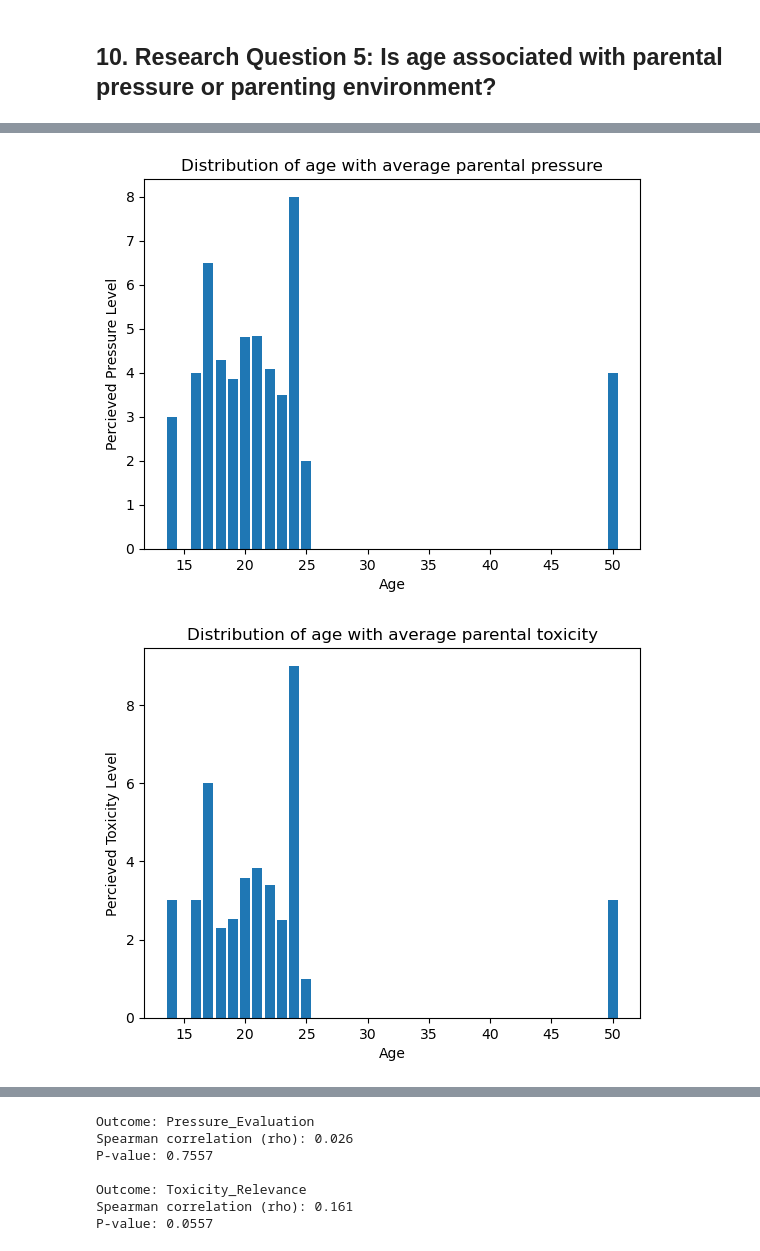
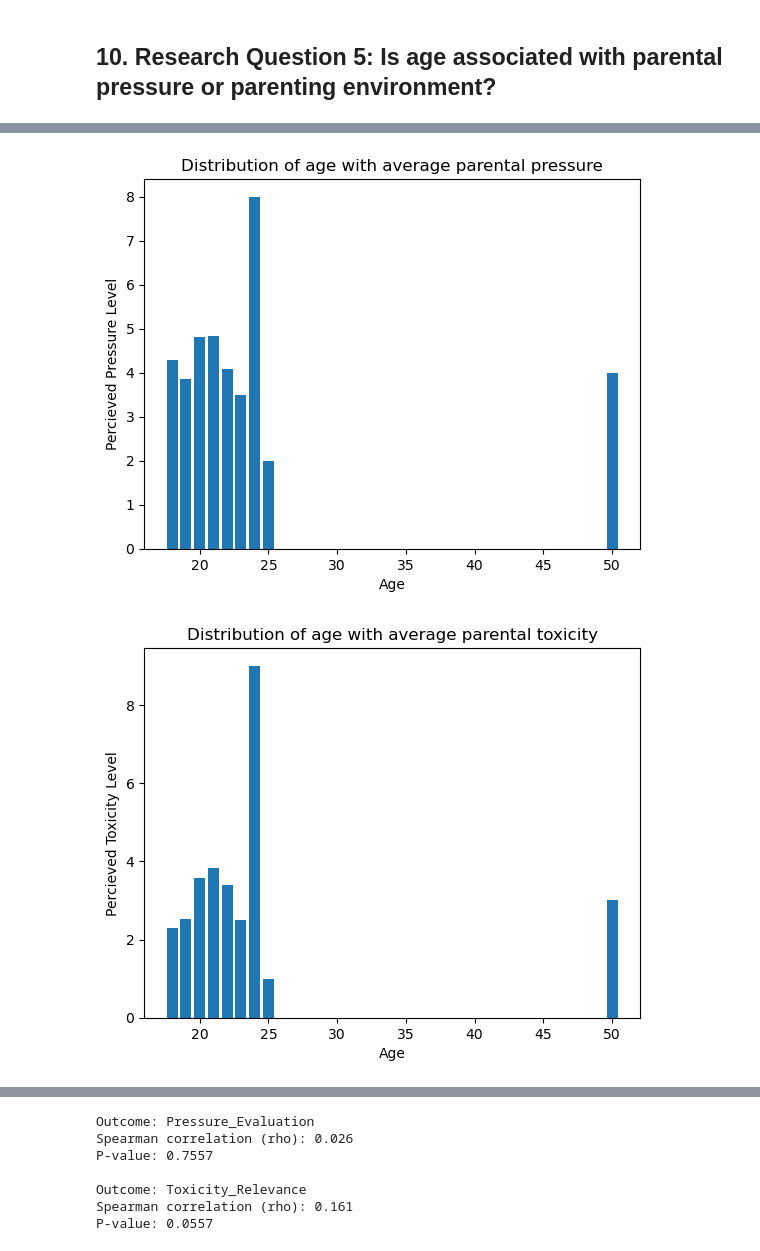
Before and after one commit to SayanMazumder25/Parental-Pressure-And-Toxicity-Analysis, a Jupyter notebook: Toxicity.ipynb, the cells around one changed output, grey strips where cells are left out. Saved outputs shown, nothing was run; the diff lists cells and outputs as text; code cells hidden in the pictures.

```diff
--- a/Toxicity.ipynb
+++ b/Toxicity.ipynb
@@ -924,21 +922,21 @@ plt.show()
 # %%
 df2=pd.read_csv('Data/Age-Press.csv')
-plt.bar(df2['age'],df2['avgpressure'])
+plt.bar(df2['Age'],df2['avgpress'])
 plt.xlabel('Age')
 plt.ylabel('Percieved Pressure Level')
 plt.title('Distribution of age with average parental pressure')
 plt.show()
 # %% [output]
-[figure, old version]
+[figure, new version]
 # %%
 df3=pd.read_csv('Data/Age-Tox.csv')
-plt.bar(df3['age'],df3['avgtox'])
+plt.bar(df3['Age'],df3['avgtox'])
 plt.xlabel('Age')
 plt.ylabel('Percieved Toxicity Level')
 plt.title('Distribution of age with average parental toxicity')
 plt.show()
 # %% [output]
-[figure, old version]
+[figure, new version]
 # %%
 import pandas as pd
 df3=pd.read_csv('Data/Cleaned_Responses.csv')
```
Also changed, not shown: parts of 51 cells of this notebook, 12 other files.
